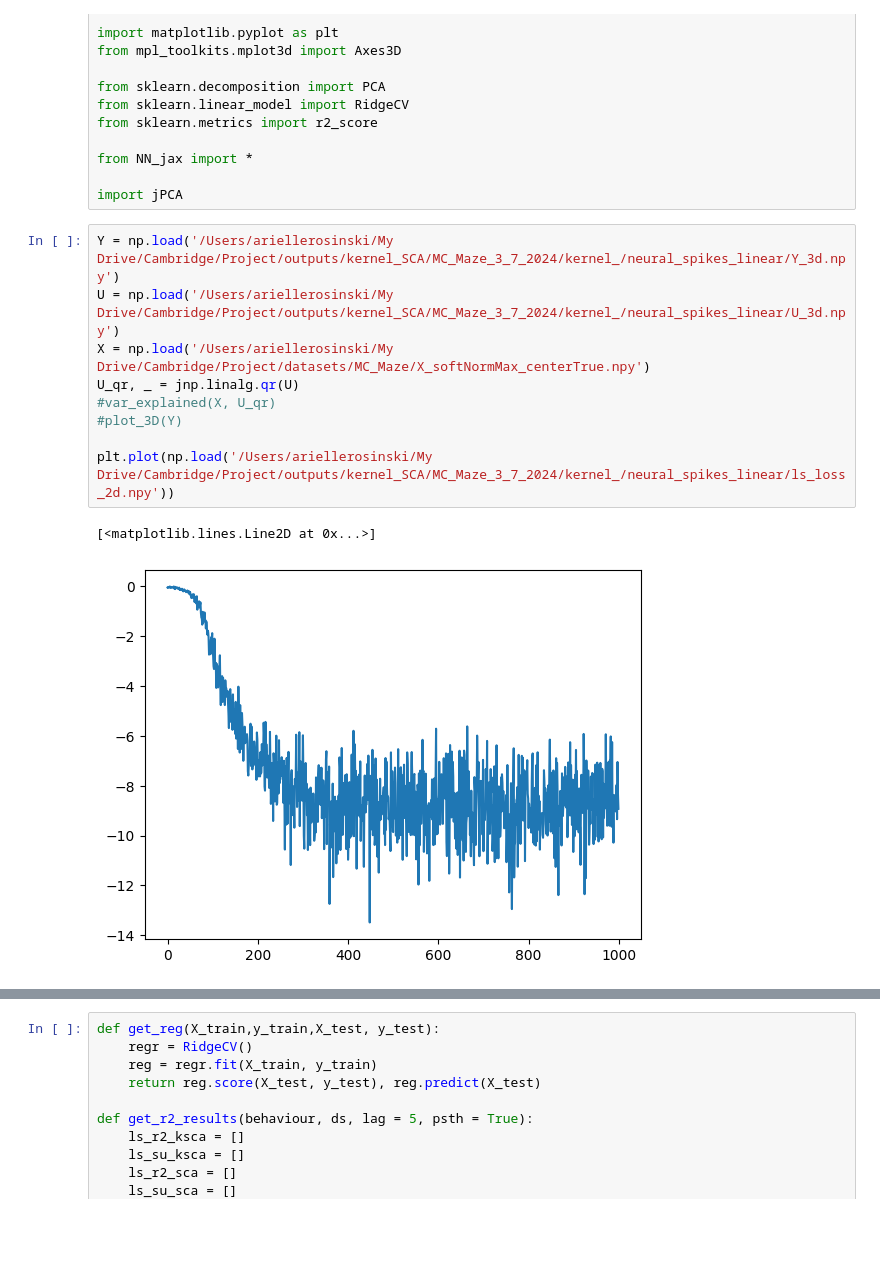
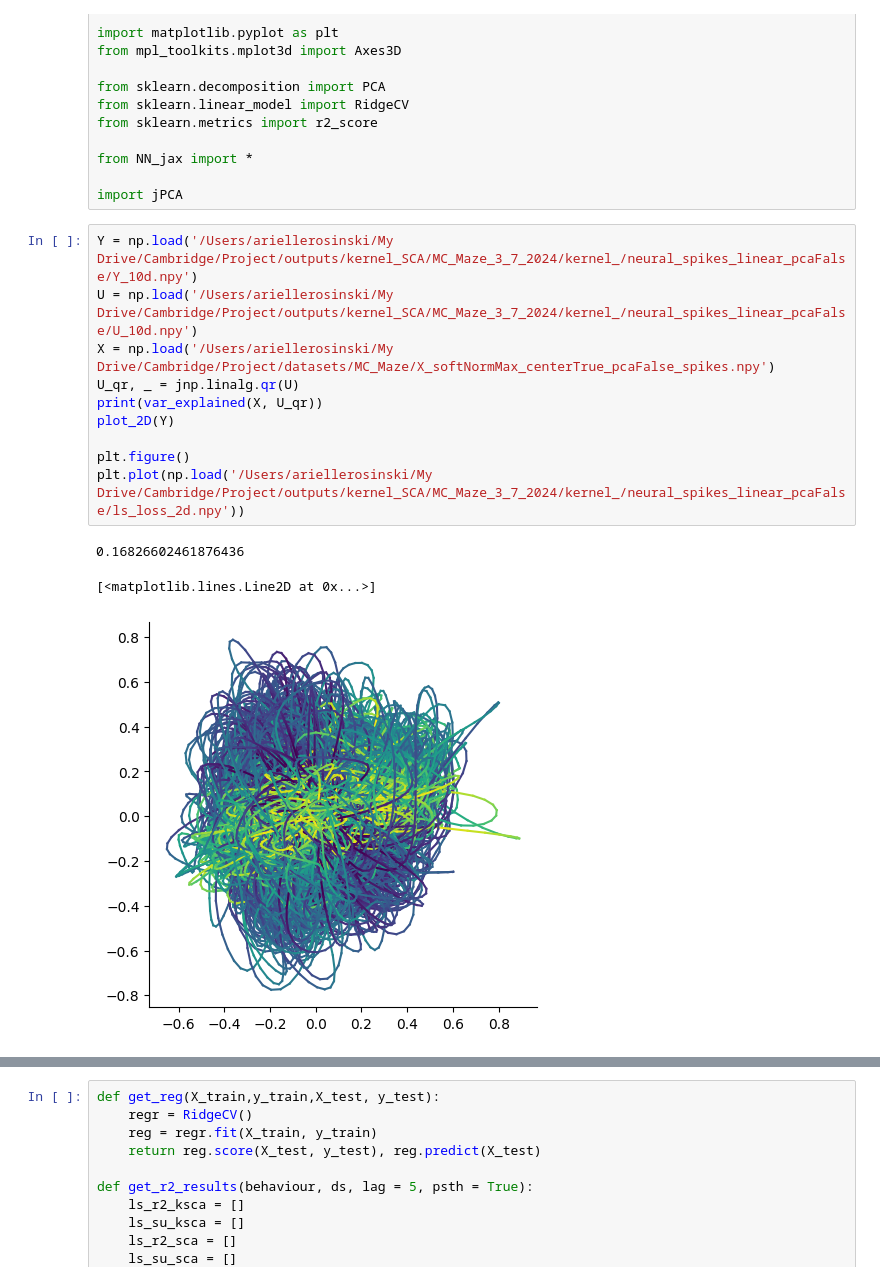
Before and after one commit to ArielleRosinski/SCA_project, a Jupyter notebook: R2_MC_Maze.ipynb, the cells around one changed output, grey strips where cells are left out. Drawn from its saved outputs; the diff is of its cells as text; blank space fills up the shorter version.

Commit message:
kernel SCA motor

```diff
--- a/R2_MC_Maze.ipynb
+++ b/R2_MC_Maze.ipynb
@@ -25,14 +25,16 @@ from NN_jax import *
 
 import jPCA
 # %%
-Y = np.load('/Users/ariellerosinski/My Drive/Cambridge/Project/outputs/kernel_SCA/MC_Maze_3_7_2024/kernel_/neural_spikes_linear/Y_3d.npy')
-U = np.load('/Users/ariellerosinski/My Drive/Cambridge/Project/outputs/kernel_SCA/MC_Maze_3_7_2024/kernel_/neural_spikes_linear/U_3d.npy')
-X = np.load('/Users/ariellerosinski/My Drive/Cambridge/Project/datasets/MC_Maze/X_softNormMax_centerTrue.npy')
+Y = np.load('/Users/ariellerosinski/My Drive/Cambridge/Project/outputs/kernel_SCA/MC_Maze_3_7_2024/kernel_/neural_spikes_linear_pcaFalse/Y_10d.npy')
+U = np.load('/Users/ariellerosinski/My Drive/Cambridge/Project/outputs/kernel_SCA/MC_Maze_3_7_2024/kernel_/neural_spikes_linear_pcaFalse/U_10d.npy')
+X = np.load('/Users/ariellerosinski/My Drive/Cambridge/Project/datasets/MC_Maze/X_softNormMax_centerTrue_pcaFalse_spikes.npy')
 U_qr, _ = jnp.linalg.qr(U)
-#var_explained(X, U_qr)
-#plot_3D(Y)
+print(var_explained(X, U_qr))
+plot_2D(Y)
 
-plt.plot(np.load('/Users/ariellerosinski/My Drive/Cambridge/Project/outputs/kernel_SCA/MC_Maze_3_7_2024/kernel_/neural_spikes_linear/ls_loss_2d.npy'))
+plt.figure()
+plt.plot(np.load('/Users/ariellerosinski/My Drive/Cambridge/Project/outputs/kernel_SCA/MC_Maze_3_7_2024/kernel_/neural_spikes_linear_pcaFalse/ls_loss_2d.npy'))
 # %% [output]
-[<matplotlib.lines.Line2D at 0x...>]
+0.16826602461876436
+[<matplotlib.lines.Line2D at 0x...>]
-[figure, old version]
+[figure, new version]
```
Also changed, not shown: parts of 1 cell of this notebook, 4 other files.
